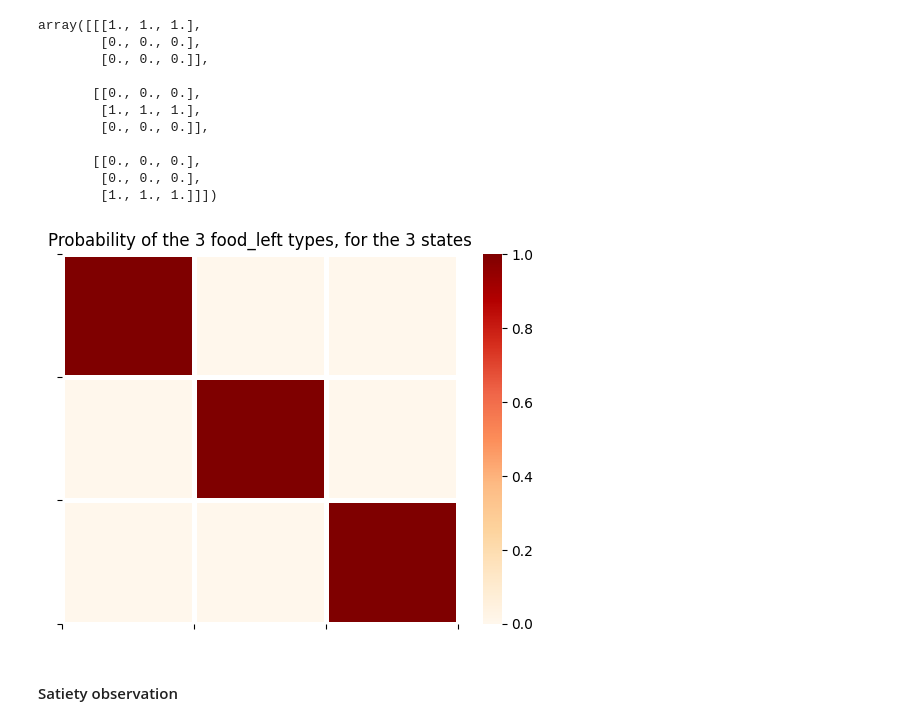
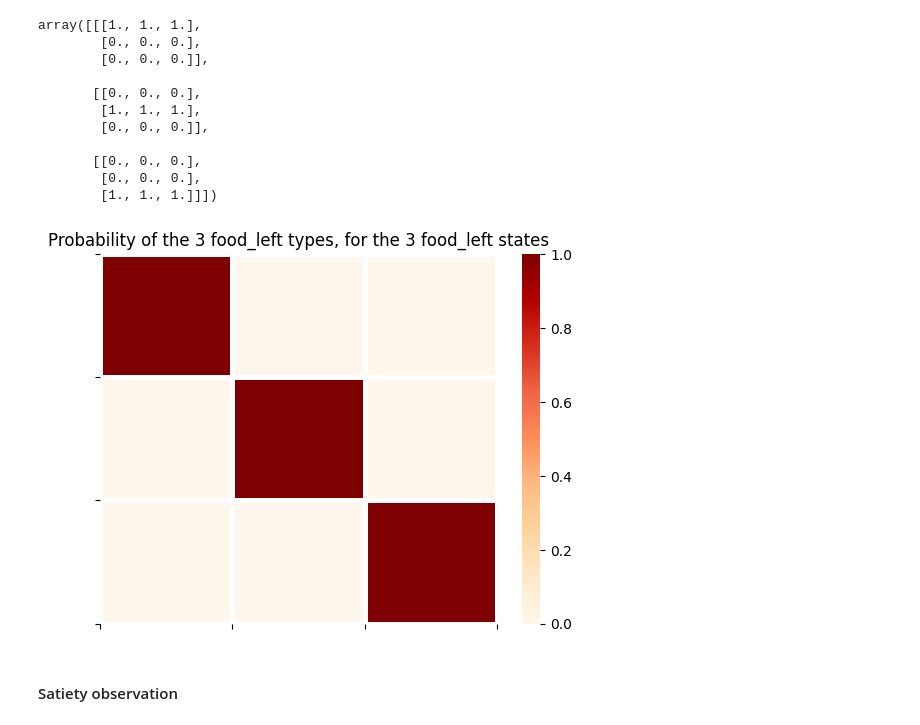
Before and after one commit to mahault/Multi-agent-sustainability, a Jupyter notebook: Sust_AIF.ipynb, the cells around one changed output. Saved outputs shown, nothing was run; the diff lists cells and outputs as text; code cells hidden in the pictures.

```diff
--- a/Sust_AIF.ipynb
+++ b/Sust_AIF.ipynb
@@ -1033,8 +1057,8 @@ array([[[1., 1., 1.],
         [0., 0., 0.],
         [1., 1., 1.]]])
 # %%
-utils.plot_likelihood(A2[0][:,:,1], title = 'Probability of the 3 food_left types, for the 3 states')
+utils.plot_likelihood(A2[0][:,:,1], title = 'Probability of the 3 food_left types, for the 3 food_left states')
 # %% [output]
-[figure, old version]
+[figure, new version]
 # %% [markdown]
 #### Satiety observation
```
Also changed, not shown: parts of 83 cells of this notebook.
